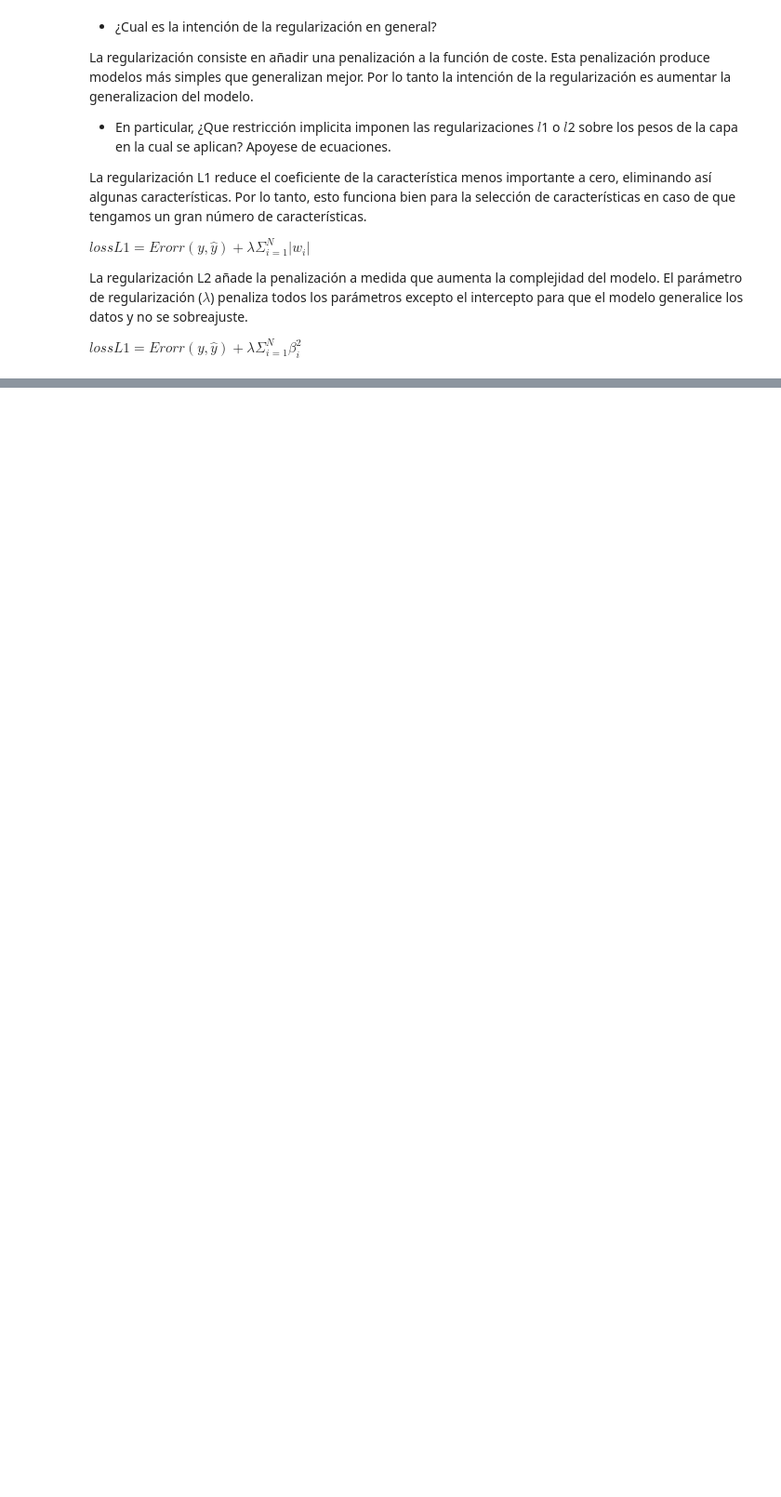
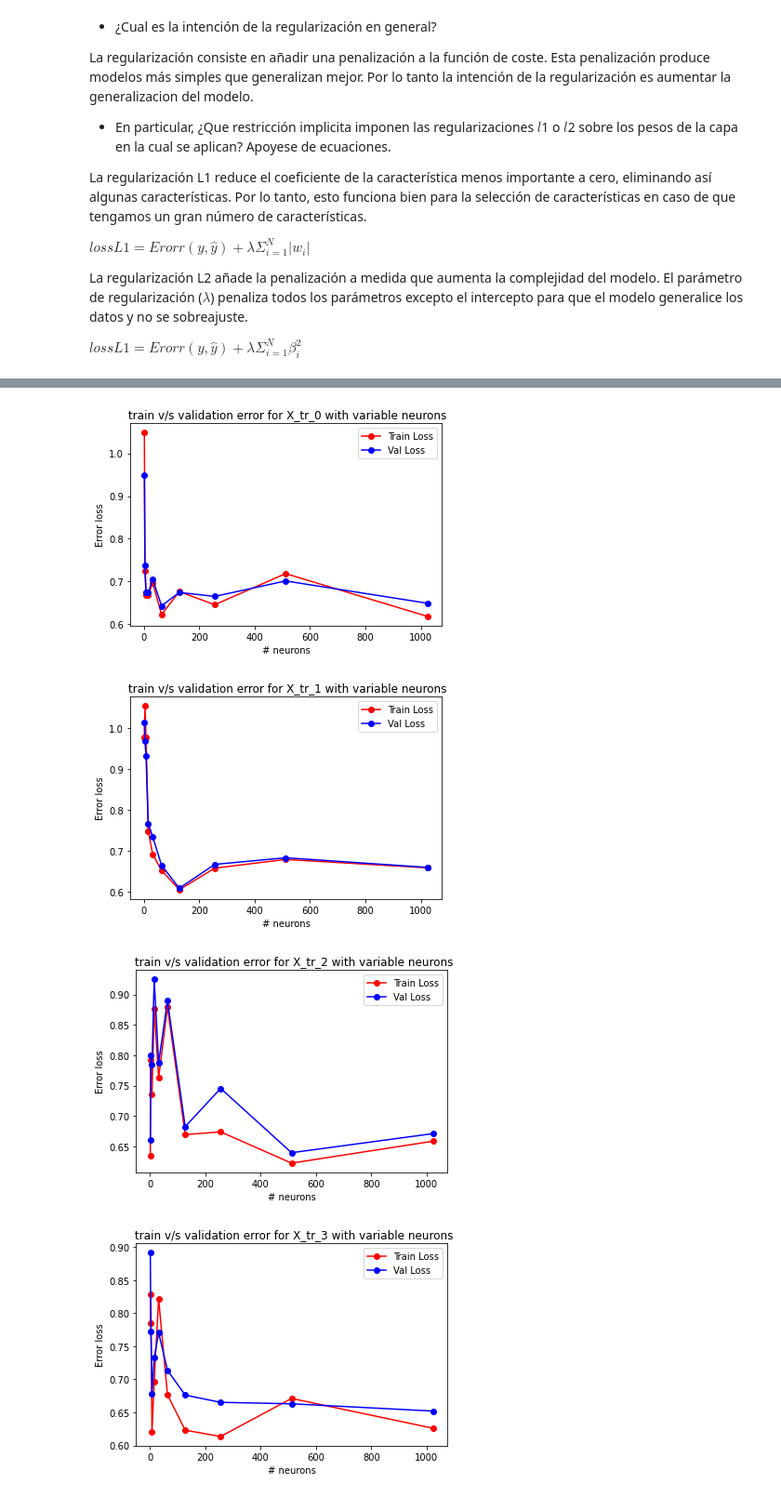
Before and after one commit to yeriel/Latin_accent_classifications, a Jupyter notebook: Tarea_Guiada_1.ipynb, the cells around one changed output, grey strips where cells are left out. Shown at 93% size. Drawn from its saved outputs; the diff is of its cells as text; code cells hidden in the pictures; blank space fills up the shorter version.

Commit message:
G with graphics and no comments

```diff
--- a/Tarea_Guiada_1.ipynb
+++ b/Tarea_Guiada_1.ipynb
@@ -681,0 +688,48 @@ $ lossL1 = Erorr(y,\hat{y}) + λΣ_{i=1}^{N}\beta_{i}^2 $
+# %%
+def modelVarNeurons(function,n_units):
+    model = Sequential()
+    model.add(Dense(n_units,input_dim=8,activation=function))
+    model.add(Dense(1,activation='softmax'))
+    return model
+
+def plotErrors2(train_error, val_error, n_units_, name='', i='0' ):
+
+    xAxis = n_units_
+    plt.plot(xAxis,train_error, color='red', marker='o', label='Train Loss')
+    plt.plot(xAxis,val_error, color='blue', marker='o', label='Val Loss')
+    plt.title(f' train v/s validation error for X_tr_{i} {name}')
+    plt.xlabel('# neurons')
+    plt.ylabel('Error loss')
+    plt.legend(loc="upper right")
+    plt.show()
+# %%
+fun = 'tanh'
+learningRate = 2e-4
+n_units = [2**i for i in range(1,11)]
+
+
+for i in range(4):
+    val = f'X_val_{i}'
+    tr = f'X_tr_{i}'
+    train_error, val_error = [], []
+
+    for n in n_units:
+        model = modelVarNeurons(fun,n)
+        model.compile(tf.keras.optimizers.SGD(learning_rate=learningRate),
+                      loss = tf.keras.losses.BinaryCrossentropy(),
+                      metrics = tf.keras.metrics.BinaryAccuracy())
+
+
+        history = model.fit(X[tr], y_tr, epochs=20,
+                                validation_data=(X[val],y_val),
+                                verbose = 0)
+
+        val_error.append(min(history.history['val_loss']))
+        train_error.append(history.history['loss'][np.argmin(history.history['val_loss'])])
+
+    plotErrors2(train_error, val_error,n_units, name=f'with variable neurons', i=i)
+# %% [output]
+[figure, added]
+[figure, added]
+[figure, added]
+[figure, added]
```
Also changed, not shown: parts of 11 cells of this notebook.
